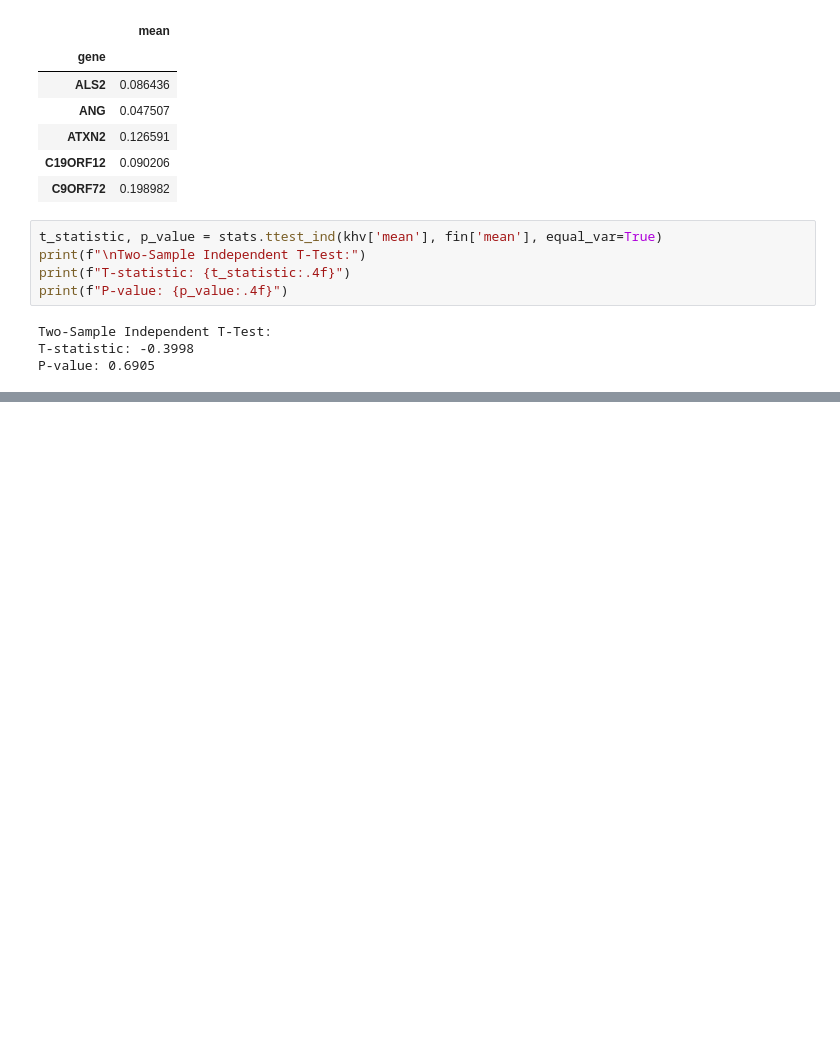
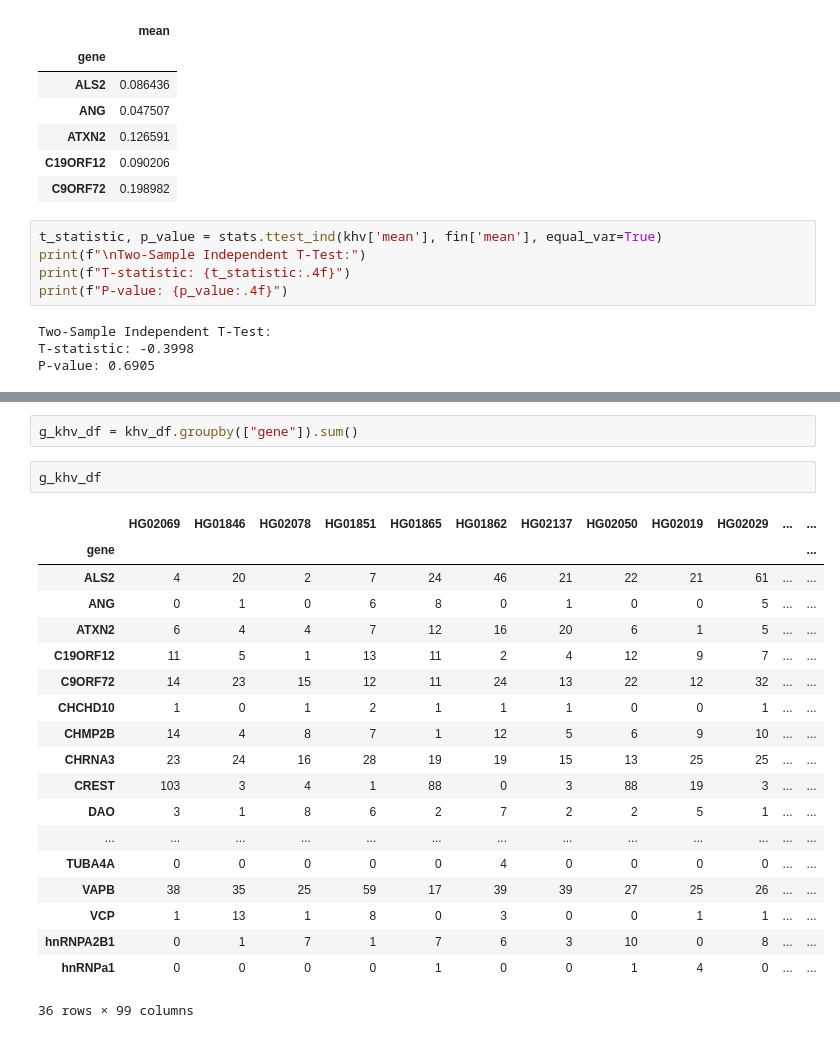
Before and after one commit to emilyvus/cp_als, a Jupyter notebook: analysis/20250815/t-test.ipynb, the cells around one changed output, grey strips where cells are left out. Drawn from its saved outputs; the diff is of its cells as text; blank space fills up the shorter version.

```diff
--- a/analysis/20250815/t-test.ipynb
+++ b/analysis/20250815/t-test.ipynb
@@ -120,0 +137,24 @@ P-value: 0.6905
+# %%
+g_khv_df = khv_df.groupby(["gene"]).sum()
+# %%
+g_khv_df
+# %% [output]
+|  | HG02069 | HG01846 | HG02078 | HG01851 | HG01865 | HG01862 | HG02137 | HG02050 | HG02019 | HG02029 | ... | ... |
+| gene |  |  |  |  |  |  |  |  |  |  |  | ... |
+| ALS2 | 4 | 20 | 2 | 7 | 24 | 46 | 21 | 22 | 21 | 61 | ... | ... |
+| ANG | 0 | 1 | 0 | 6 | 8 | 0 | 1 | 0 | 0 | 5 | ... | ... |
+| ATXN2 | 6 | 4 | 4 | 7 | 12 | 16 | 20 | 6 | 1 | 5 | ... | ... |
+| C19ORF12 | 11 | 5 | 1 | 13 | 11 | 2 | 4 | 12 | 9 | 7 | ... | ... |
+| C9ORF72 | 14 | 23 | 15 | 12 | 11 | 24 | 13 | 22 | 12 | 32 | ... | ... |
+| CHCHD10 | 1 | 0 | 1 | 2 | 1 | 1 | 1 | 0 | 0 | 1 | ... | ... |
+| CHMP2B | 14 | 4 | 8 | 7 | 1 | 12 | 5 | 6 | 9 | 10 | ... | ... |
+| CHRNA3 | 23 | 24 | 16 | 28 | 19 | 19 | 15 | 13 | 25 | 25 | ... | ... |
+| CREST | 103 | 3 | 4 | 1 | 88 | 0 | 3 | 88 | 19 | 3 | ... | ... |
+| DAO | 3 | 1 | 8 | 6 | 2 | 7 | 2 | 2 | 5 | 1 | ... | ... |
+| ... | ... | ... | ... | ... | ... | ... | ... | ... | ... | ... | ... | ... |
+| TUBA4A | 0 | 0 | 0 | 0 | 0 | 4 | 0 | 0 | 0 | 0 | ... | ... |
+| VAPB | 38 | 35 | 25 | 59 | 17 | 39 | 39 | 27 | 25 | 26 | ... | ... |
+| VCP | 1 | 13 | 1 | 8 | 0 | 3 | 0 | 0 | 1 | 1 | ... | ... |
+| hnRNPA2B1 | 0 | 1 | 7 | 1 | 7 | 6 | 3 | 10 | 0 | 8 | ... | ... |
+| hnRNPa1 | 0 | 0 | 0 | 0 | 1 | 0 | 0 | 1 | 4 | 0 | ... | ... |
+36 rows × 99 columns
```
Also changed, not shown: parts of 3 cells of this notebook, 3 other files.
